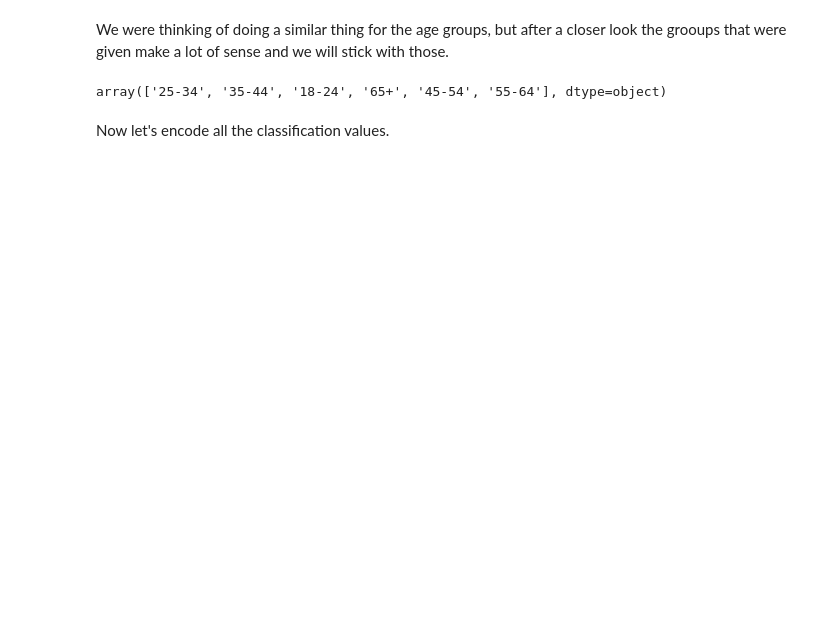
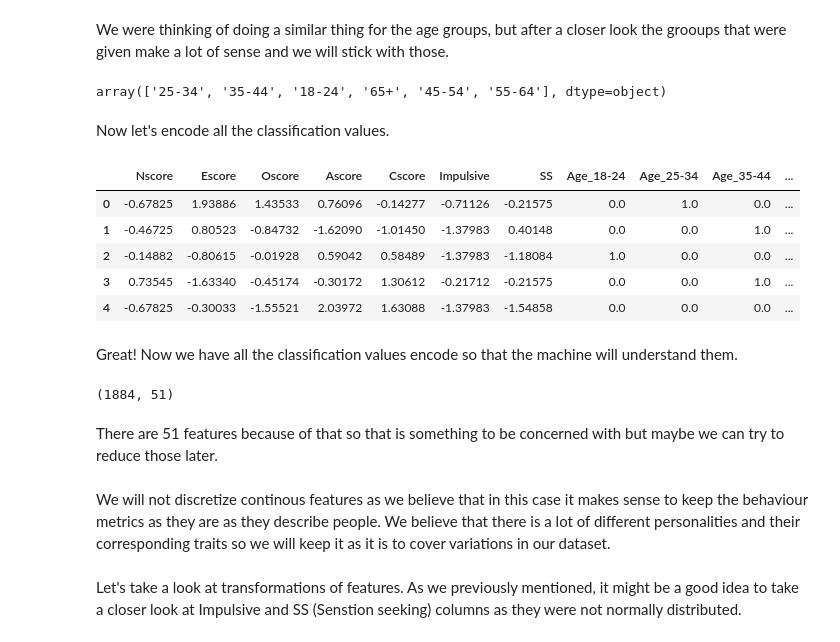
Before and after one commit to maksio420/ML, a Jupyter notebook: 7-final-drugs-anal/7. Final Group Project.ipynb, the cells around one changed output. Drawn from its saved outputs; the diff is of its cells as text; code cells hidden in the pictures; blank space fills up the shorter version.

```diff
--- a/7-final-drugs-anal/7. Final Group Project.ipynb
+++ b/7-final-drugs-anal/7. Final Group Project.ipynb
@@ -1185,0 +1195,37 @@ from sklearn.preprocessing import OneHotEncoder
+# %%
+from sklearn.preprocessing import OneHotEncoder
+continous_columns = ["Nscore","Escore","Oscore","Ascore","Cscore","Impulsive","SS"]
+classification_df = clean_df_education.drop(columns=continous_columns)
+
+def encodeCategorical(df):
+    ohe = OneHotEncoder(sparse_output=False)
+    transformed_data = ohe.fit_transform(df)
+    transformed_df = pd.DataFrame(transformed_data, columns=ohe.get_feature_names_out(df.columns))
+    return transformed_df
+
+encoded_only_classification_df = encodeCategorical(classification_df)
+
+df_without_classification = clean_df_education[continous_columns]
+
+encoded_df = pd.concat([df_without_classification, encoded_only_classification_df], axis=1)
+
+encoded_df.head(5)
+# %% [output]
+|  | Nscore | Escore | Oscore | Ascore | Cscore | Impulsive | SS | Age_18-24 | Age_25-34 | Age_35-44 | ... |
+| 0 | -0.67825 | 1.93886 | 1.43533 | 0.76096 | -0.14277 | -0.71126 | -0.21575 | 0.0 | 1.0 | 0.0 | ... |
+| 1 | -0.46725 | 0.80523 | -0.84732 | -1.62090 | -1.01450 | -1.37983 | 0.40148 | 0.0 | 0.0 | 1.0 | ... |
+| 2 | -0.14882 | -0.80615 | -0.01928 | 0.59042 | 0.58489 | -1.37983 | -1.18084 | 1.0 | 0.0 | 0.0 | ... |
+| 3 | 0.73545 | -1.63340 | -0.45174 | -0.30172 | 1.30612 | -0.21712 | -0.21575 | 0.0 | 0.0 | 1.0 | ... |
+| 4 | -0.67825 | -0.30033 | -1.55521 | 2.03972 | 1.63088 | -1.37983 | -1.54858 | 0.0 | 0.0 | 0.0 | ... |
+# %% [markdown]
+Great! Now we have all the classification values encode so that the machine will understand them.
+# %%
+encoded_df.shape
+# %% [output]
+(1884, 51)
+# %% [markdown]
+There are 51 features because of that so that is something to be concerned with but maybe we can try to reduce those later.
+# %% [markdown]
+We will not discretize continous features as we believe that in this case it makes sense to keep the behaviour metrics as they are as they describe people. We believe that there is a lot of different personalities and their corresponding traits so we will keep it as it is to cover variations in our dataset.
+# %% [markdown]
+Let's take a look at transformations of features. As we previously mentioned, it might be a good idea to take a closer look at  Impulsive and SS (Senstion seeking) columns as they were not normally distributed.
```
Also changed, not shown: parts of 10 cells of this notebook.
